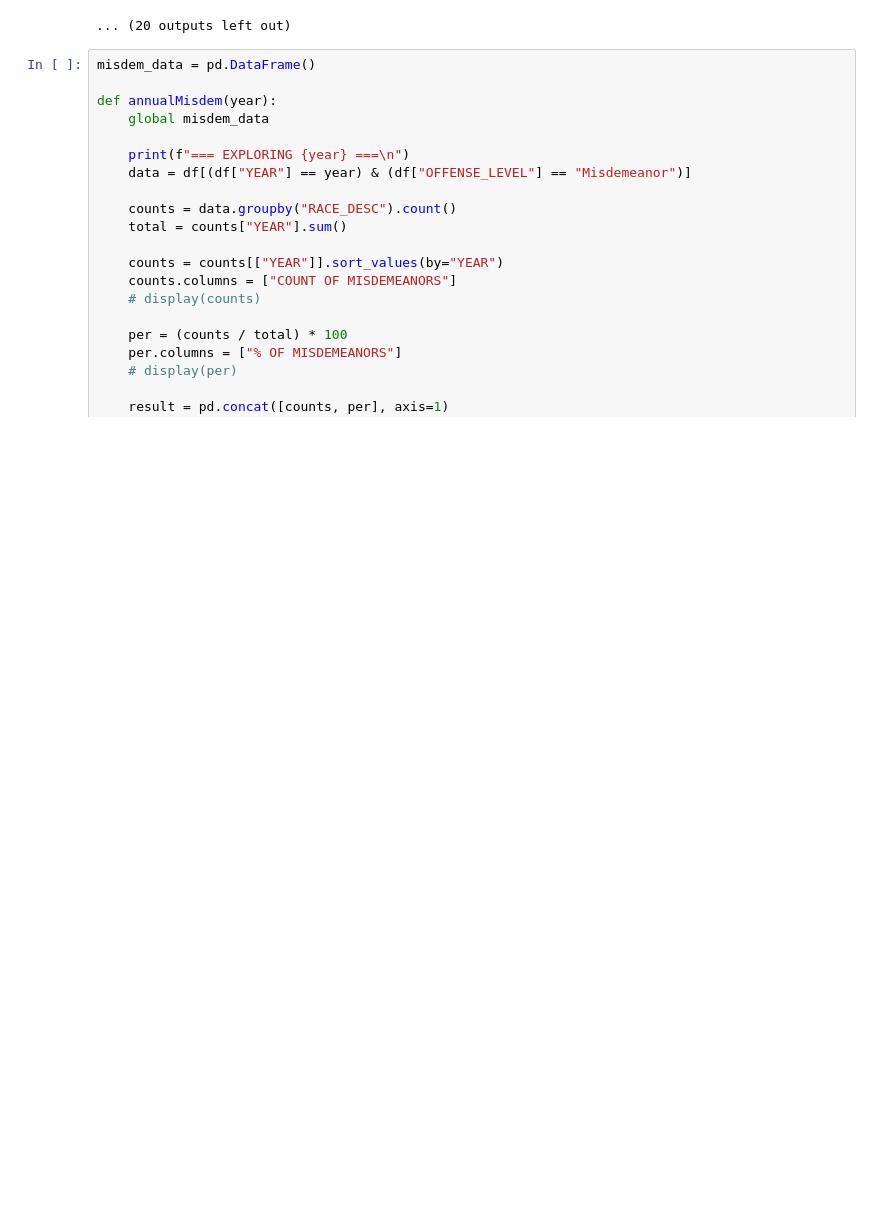
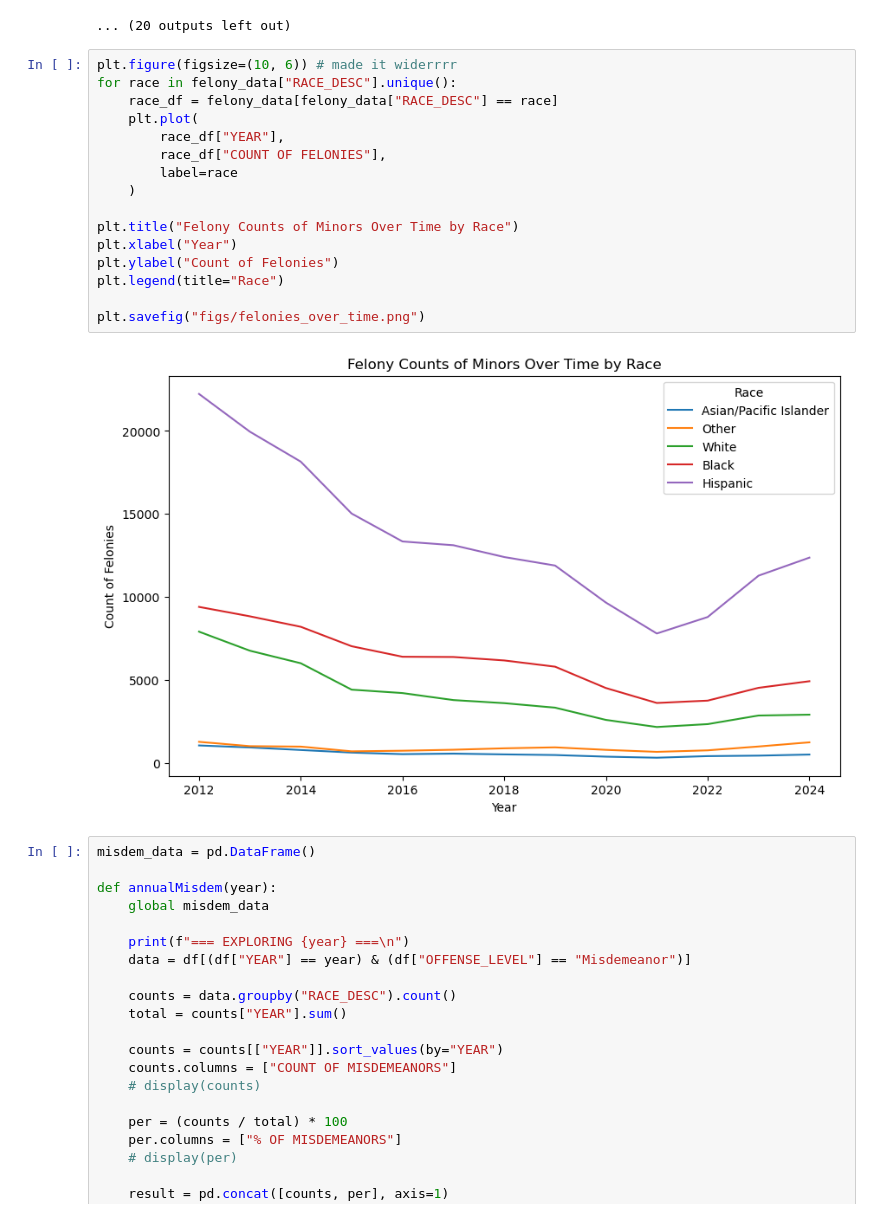
Before and after one commit to katemae/juvenille-eda, a Jupyter notebook: basic-eda.ipynb, the cells around one changed output. Drawn from its saved outputs; the diff is of its cells as text; blank space fills up the shorter version.

Commit message:
new graphs :)

```diff
--- a/basic-eda.ipynb
+++ b/basic-eda.ipynb
@@ -106,6 +106,24 @@ felony_data.to_csv("data/felony_data.csv")
 | Black | 6379 | 25.907725 |
 | Hispanic | 13114 | 53.261311 |
 ... (20 outputs left out)
+# %%
+plt.figure(figsize=(10, 6)) # made it widerrrr
+for race in felony_data["RACE_DESC"].unique():
+    race_df = felony_data[felony_data["RACE_DESC"] == race]
+    plt.plot(
+        race_df["YEAR"],
+        race_df["COUNT OF FELONIES"],
+        label=race
+    )
+
+plt.title("Felony Counts of Minors Over Time by Race")
+plt.xlabel("Year")
+plt.ylabel("Count of Felonies")
+plt.legend(title="Race")
+
+plt.savefig("figs/felonies_over_time.png")
+# %% [output]
+[figure, added]
 # %%
 misdem_data = pd.DataFrame()
 
```
Also changed, not shown: parts of 1 cell of this notebook, 2 other files.
